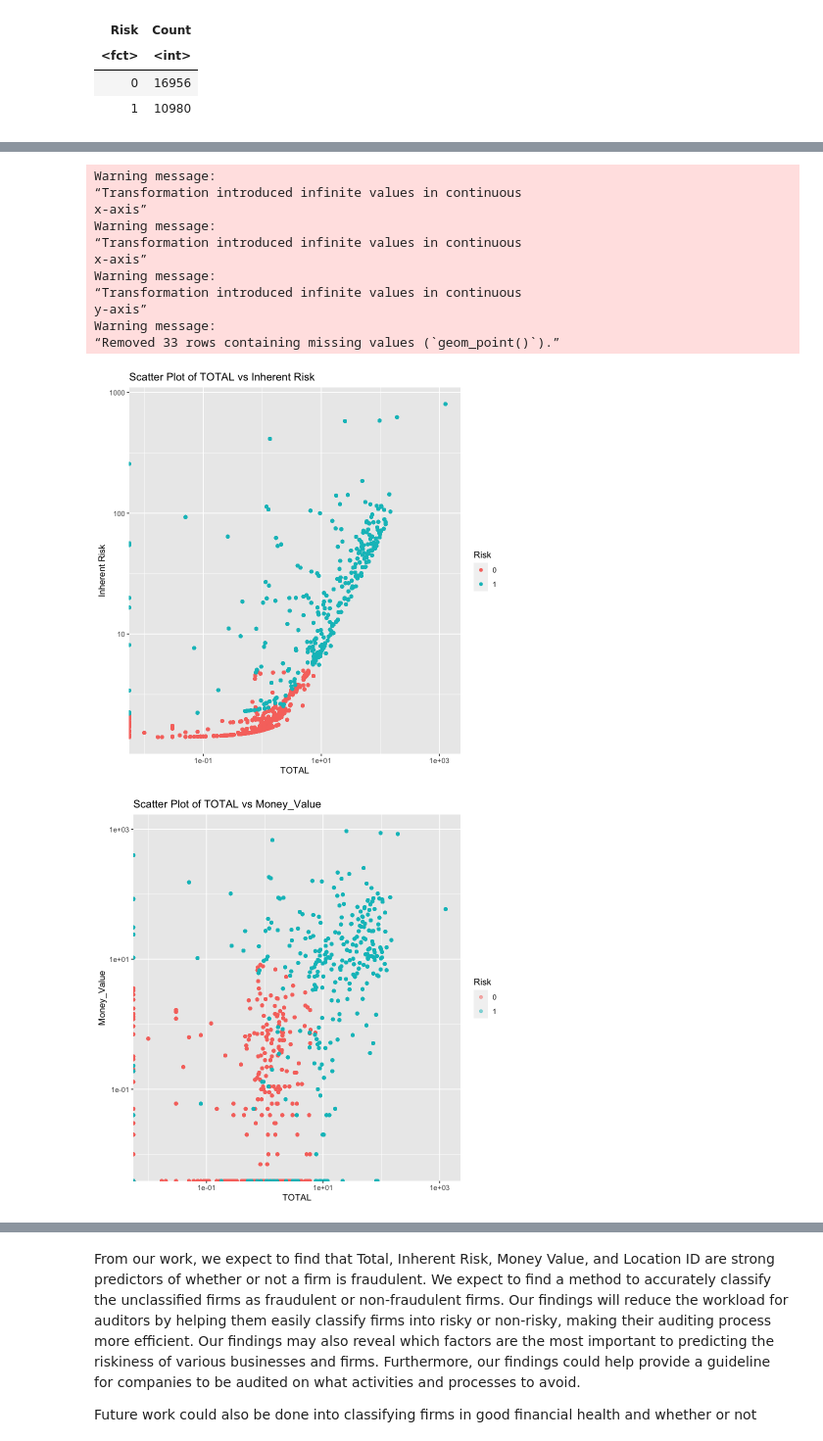
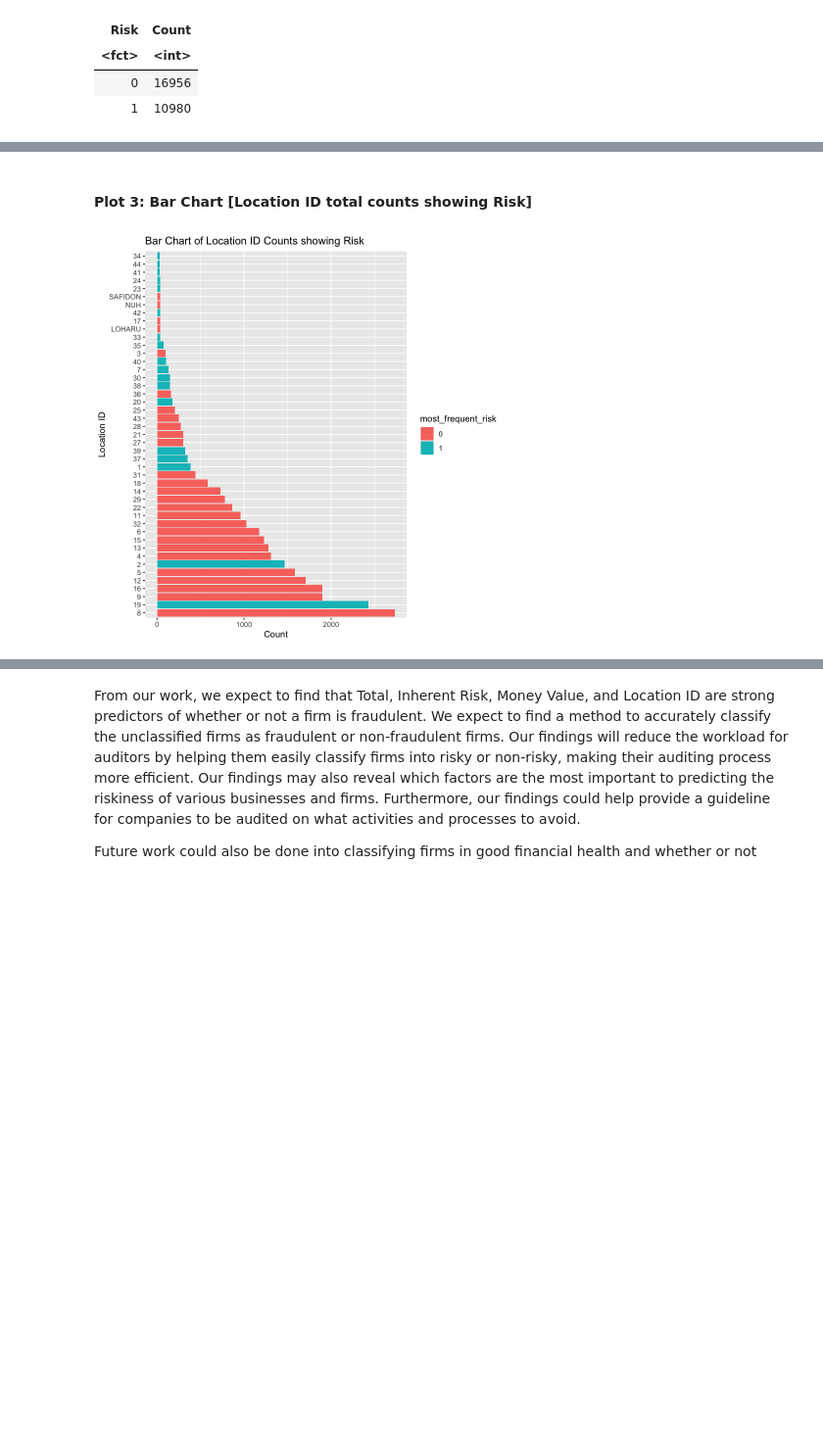
Before and after one commit to montajesaj1/DSCI100-G27, a Jupyter notebook: Project Proposal.ipynb, the cells around one changed output, grey strips where cells are left out. Shown at 98% size. Drawn from its saved outputs; the diff is of its cells as text; code cells hidden in the pictures; blank space fills up the shorter version.

```diff
--- a/Project Proposal.ipynb
+++ b/Project Proposal.ipynb
@@ -145,54 +209,19 @@ A tibble: 2 × 2
+# %% [markdown]
+#### Plot 3: Bar Chart [Location ID total counts showing Risk]
 # %%
-feature_plot1 <- risk_train |> ggplot(aes(x = TOTAL, y = Inherent_Risk, color = Risk)) + geom_point() + scale_x_log10() + scale_y_log10() +
-    ggtitle('Scatter Plot of TOTAL vs Inherent Risk') +
-    xlab('TOTAL') +
-    ylab('Inherent Risk')
-
-feature_plot1
-
-feature_plot2 <- ggplot(risk_train, aes(x = TOTAL, y = Money_Value)) +
-  geom_point(aes(color = Risk), alpha = 0.5) +
-  scale_x_log10() + scale_y_log10() +
-  ggtitle('Scatter Plot of TOTAL vs Money_Value') +
-  xlab('TOTAL') +
-  ylab('Money_Value')
-
-feature_plot2
-
 feature_plot3 <- risk_train |>
   group_by(LOCATION_ID, Risk) |>
   summarise(count = n(), .groups = "drop") |>
   group_by(LOCATION_ID) |>
   summarise(total = sum(count), most_frequent_risk = Risk[which.max(count)]) |>
   ungroup() |>
   mutate(LOCATION_ID = reorder(LOCATION_ID, -total)) |>
   ggplot(aes(y = LOCATION_ID, x = total, fill = most_frequent_risk)) +
     geom_bar(stat = "identity", position = "dodge") +
-    ggtitle("Bar Chart of Location ID by Risk") +
+    ggtitle("Bar Chart of Location ID Counts showing Risk") +
     ylab("Location ID") +
     xlab("Count")
 
 feature_plot3
-
-feature_plot4 <- risk_train |>
-  ggplot(aes(y = score_value, x = score_variable, fill = Risk)) +
-    geom_bar(stat = "identity", position = "stack") +
-    ggtitle("Bar Chart of Score Variables by Score Values") +
-    ylab("Score Values") +
-    xlab("Score Variables")
-
-feature_plot4
 # %% [output]
-Warning message:
-“Transformation introduced infinite values in continuous
-x-axis”
-Warning message:
-“Transformation introduced infinite values in continuous
-x-axis”
-Warning message:
-“Transformation introduced infinite values in continuous
-y-axis”
-Warning message:
-“Removed 33 rows containing missing values (`geom_point()`).”
-[figure, old version]
+[figure, new version]
-[figure, removed]
```
Also changed, not shown: parts of 39 cells of this notebook.
